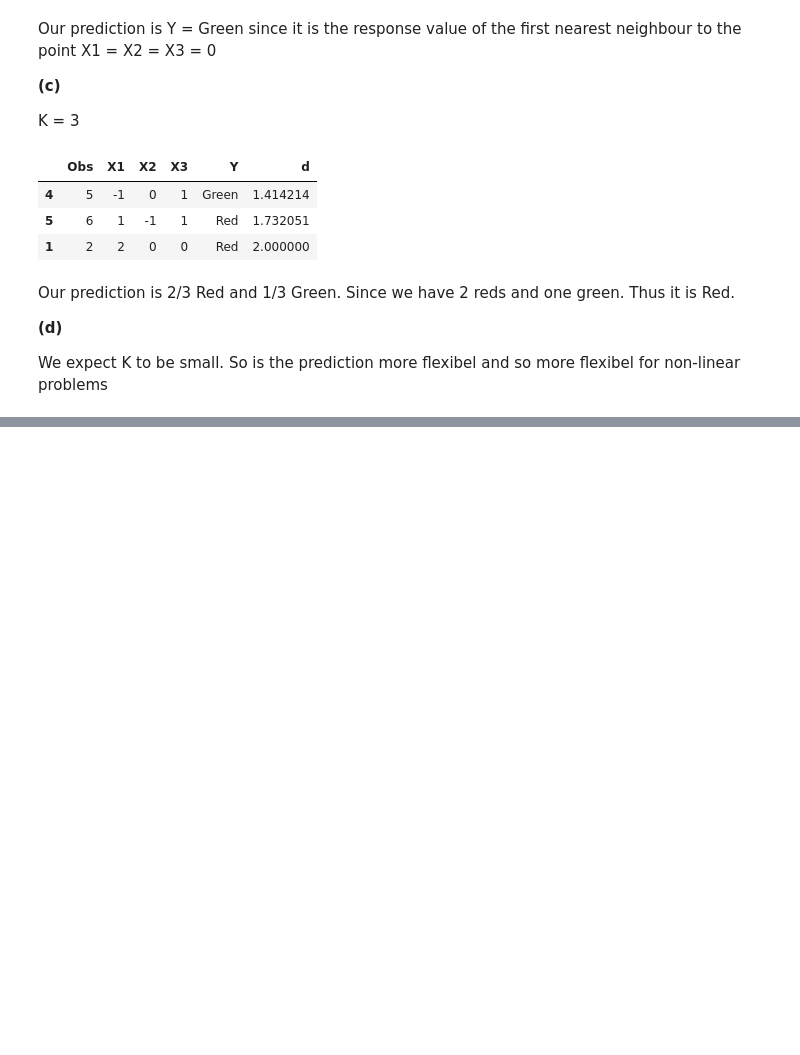
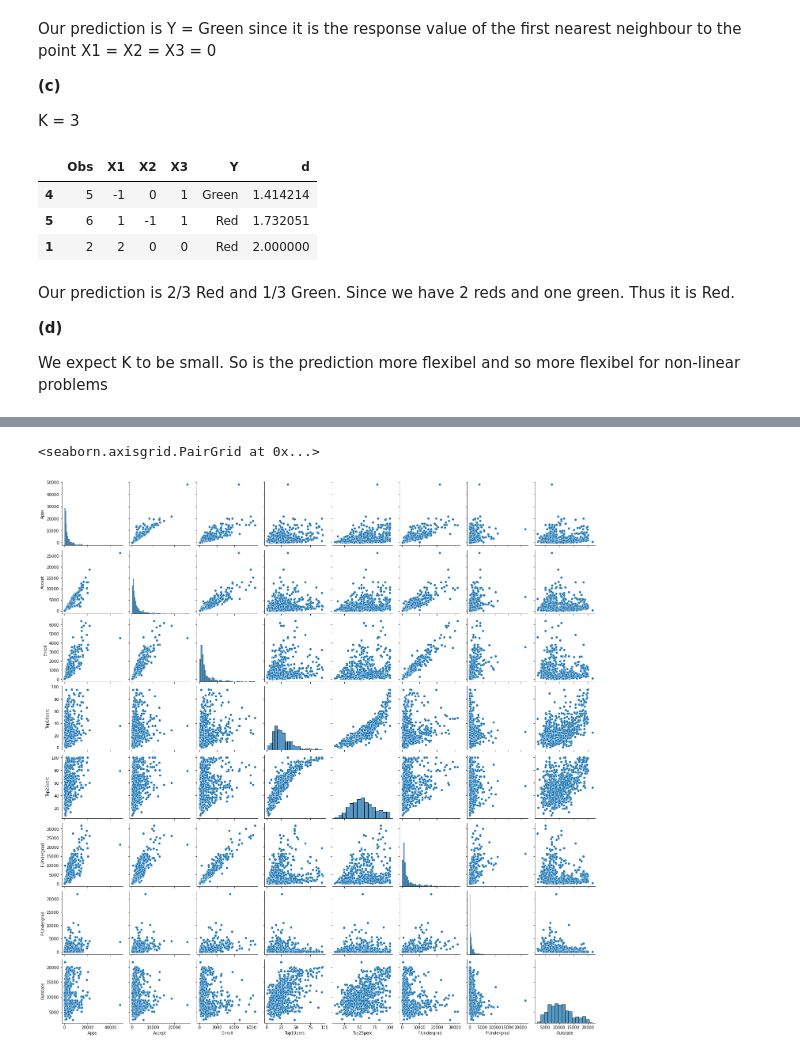
Before and after one commit to skacem/An-Introduction-to-Statistical-Learning, a Jupyter notebook: Chapter_1_and_2/Exercies.ipynb, the cells around one changed output, grey strips where cells are left out. Drawn from its saved outputs; the diff is of its cells as text; code cells hidden in the pictures; blank space fills up the shorter version.

```diff
--- a/Chapter_1_and_2/Exercies.ipynb
+++ b/Chapter_1_and_2/Exercies.ipynb
@@ -141,0 +148,4 @@ We expect K to be small. So is the prediction more flexibel and so more flexibel
+# %%
+# a)
+college = pd.read_csv('../data/College.csv')
+college.sample(3)
@@ -141,0 +157,3 @@ We expect K to be small. So is the prediction more flexibel and so more flexibel
+# %%
+# b)
+college.rename(columns={'Unnamed: 0': 'College'}, inplace=True)
@@ -141,0 +193,6 @@ We expect K to be small. So is the prediction more flexibel and so more flexibel
+# %%
+# c) ii.
+sns.pairplot(college.iloc[:, :10])
+# %% [output]
+<seaborn.axisgrid.PairGrid at 0x...>
+[figure, added]
```
Also changed, not shown: parts of 33 cells of this notebook.
